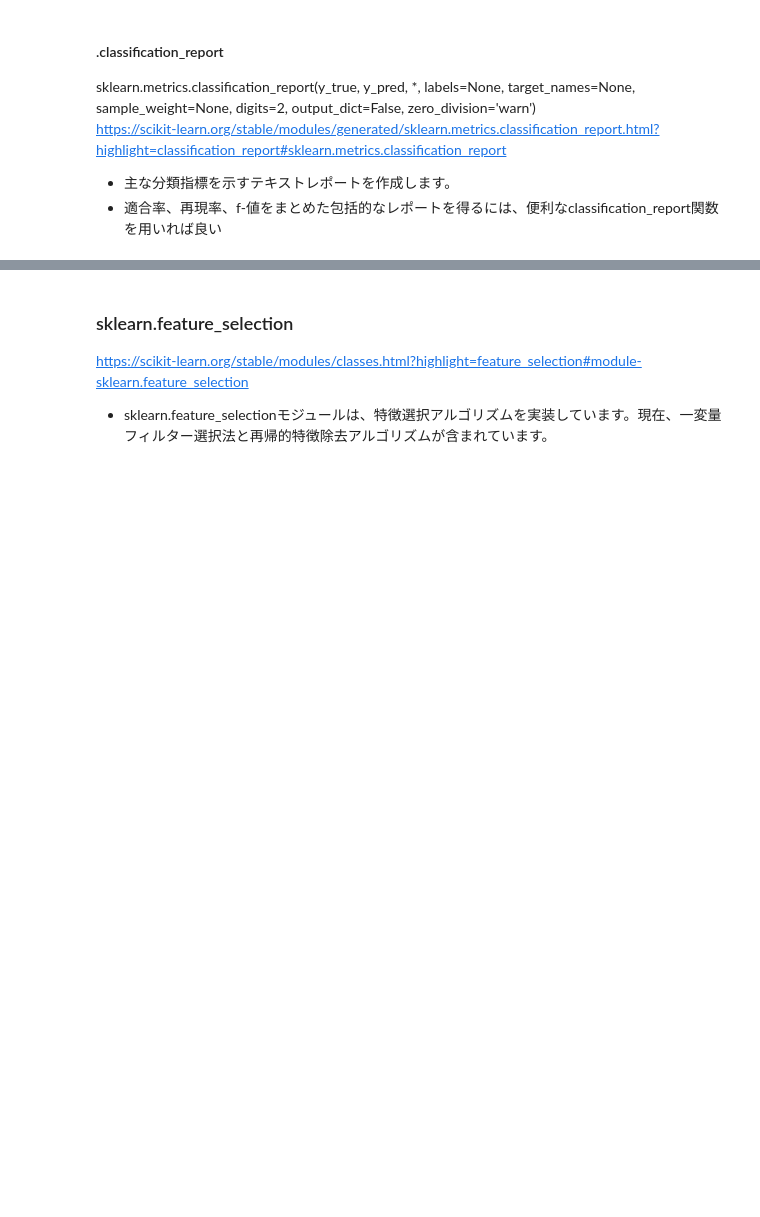
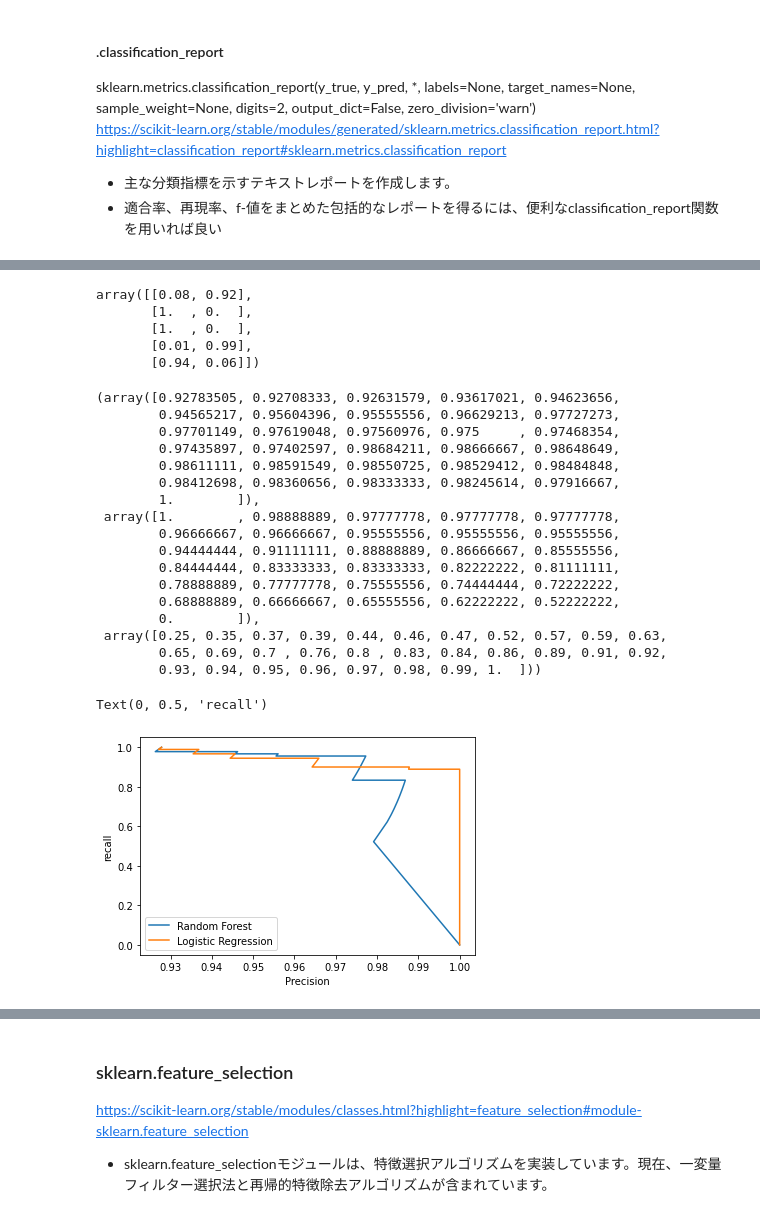
Before and after one commit to ponzu3847/cheat_sheets, a Jupyter notebook: sklearn.ipynb, the cells around one changed output, grey strips where cells are left out. Cells and saved outputs as stored; diff of their text form; code cells hidden in the pictures; blank space fills up the shorter version.

```diff
--- a/sklearn.ipynb
+++ b/sklearn.ipynb
@@ -2244,3 +2435,54 @@ https://scikit-learn.org/stable/modules/generated/sklearn.metrics.precision_reca
+# %%
+from sklearn.datasets import load_breast_cancer
+from sklearn.model_selection import train_test_split
+from sklearn.metrics import precision_recall_curve
+from sklearn.ensemble import RandomForestClassifier
+from sklearn.linear_model import LogisticRegression
+from icecream import ic
+import matplotlib.pyplot as plt
+
+cancer=load_breast_cancer()
+X_train,X_test,y_train,y_test=train_test_split(cancer.data,cancer.target,stratify=cancer.target,random_state=0)
+
+rf=RandomForestClassifier().fit(X_train,y_train)
+# display(pred_rf[0])
+# display(y_test[0])
+display(rf.predict_proba(X_test)[:5])   # predcit_probaには予測したクラスの確率が格納されている
+display(precision_recall_curve(y_test,rf.predict_proba(X_test)[:,1]))
+precision_rf,recall_rf,threshold_rf=precision_recall_curve(y_test,rf.predict_proba(X_test)[:,1])
+plt.plot(precision_rf,recall_rf,label='Random Forest')
+
+logreg=LogisticRegression(max_iter=10000).fit(X_train,y_train)
+precision_logreg,recall_logreg,threshold_logreg=precision_recall_curve(y_test,logreg.predict_proba(X_test)[:,1])
+plt.plot(precision_logreg,recall_logreg,label='Logistic Regression')
+plt.legend(loc='best')
+plt.xlabel('Precision')
+plt.ylabel('recall')
+# %% [output]
+array([[0.08, 0.92],
+       [1.  , 0.  ],
+       [1.  , 0.  ],
+       [0.01, 0.99],
+       [0.94, 0.06]])
+(array([0.92783505, 0.92708333, 0.92631579, 0.93617021, 0.94623656,
+        0.94565217, 0.95604396, 0.95555556, 0.96629213, 0.97727273,
+        0.97701149, 0.97619048, 0.97560976, 0.975     , 0.97468354,
+        0.97435897, 0.97402597, 0.98684211, 0.98666667, 0.98648649,
+        0.98611111, 0.98591549, 0.98550725, 0.98529412, 0.98484848,
+        0.98412698, 0.98360656, 0.98333333, 0.98245614, 0.97916667,
+        1.        ]),
+ array([1.        , 0.98888889, 0.97777778, 0.97777778, 0.97777778,
+        0.96666667, 0.96666667, 0.95555556, 0.95555556, 0.95555556,
+        0.94444444, 0.91111111, 0.88888889, 0.86666667, 0.85555556,
+        0.84444444, 0.83333333, 0.83333333, 0.82222222, 0.81111111,
+        0.78888889, 0.77777778, 0.75555556, 0.74444444, 0.72222222,
+        0.68888889, 0.66666667, 0.65555556, 0.62222222, 0.52222222,
+        0.        ]),
+ array([0.25, 0.35, 0.37, 0.39, 0.44, 0.46, 0.47, 0.52, 0.57, 0.59, 0.63,
+        0.65, 0.69, 0.7 , 0.76, 0.8 , 0.83, 0.84, 0.86, 0.89, 0.91, 0.92,
+        0.93, 0.94, 0.95, 0.96, 0.97, 0.98, 0.99, 1.  ]))
+Text(0, 0.5, 'recall')
+[figure, added]
 # %% [markdown]
 #### .average_precision_score
 sklearn.metrics.average_precision_score(y_true, y_score, *, average='macro', pos_label=1, sample_weight=None)
```
Also changed, not shown: parts of 17 cells of this notebook.
